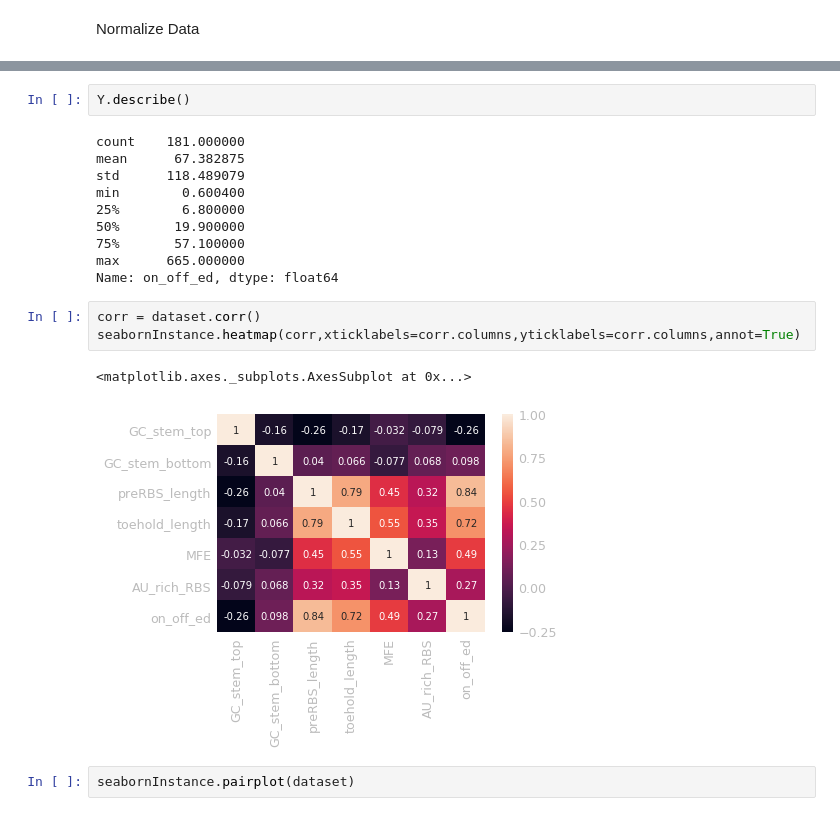
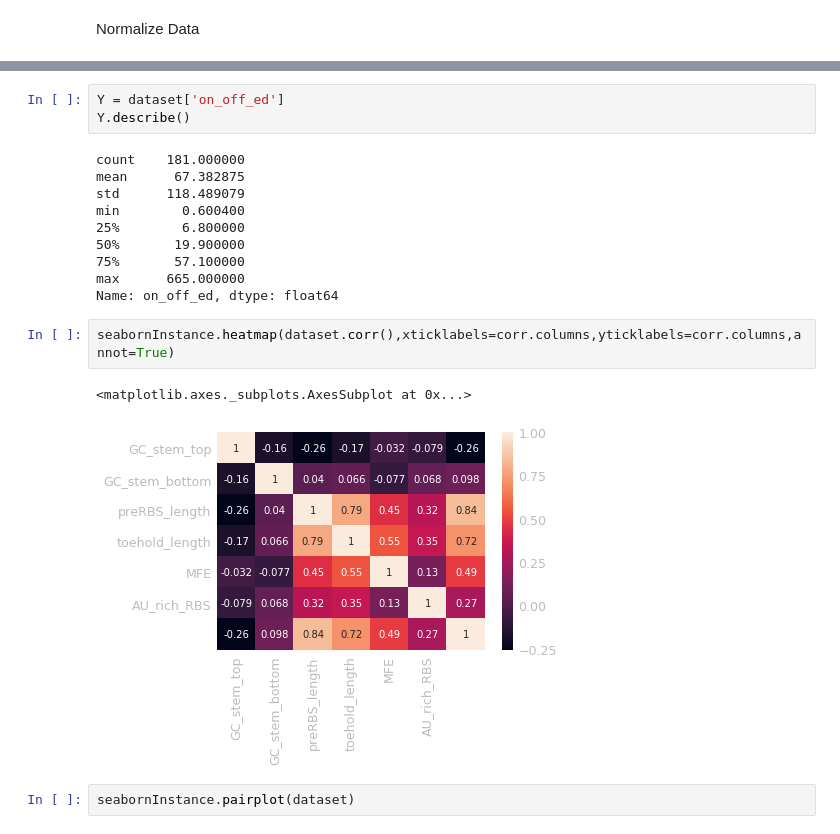
Before and after one commit to SASTRA-iGEM2019/ToeholdSwitchDesign, a Jupyter notebook: toehold_predict.ipynb, the cells around one changed output, grey strips where cells are left out. Cells and saved outputs as stored; diff of their text form.

```diff
--- a/toehold_predict.ipynb
+++ b/toehold_predict.ipynb
@@ -70,4 +57,5 @@ X.describe()
 # %%
+Y = dataset['on_off_ed']
 Y.describe()
 # %% [output]
 count    181.000000
@@ -80,11 +68,10 @@ min        0.600400
 max      665.000000
 Name: on_off_ed, dtype: float64
 # %%
-corr = dataset.corr()
-seabornInstance.heatmap(corr,xticklabels=corr.columns,yticklabels=corr.columns,annot=True)
+seabornInstance.heatmap(dataset.corr(),xticklabels=corr.columns,yticklabels=corr.columns,annot=True)
 # %% [output]
 <matplotlib.axes._subplots.AxesSubplot at 0x...>
-[figure, old version]
+[figure, new version]
 # %%
 seabornInstance.pairplot(dataset)
 # %% [output]
```
Also changed, not shown: parts of 6 cells of this notebook.
